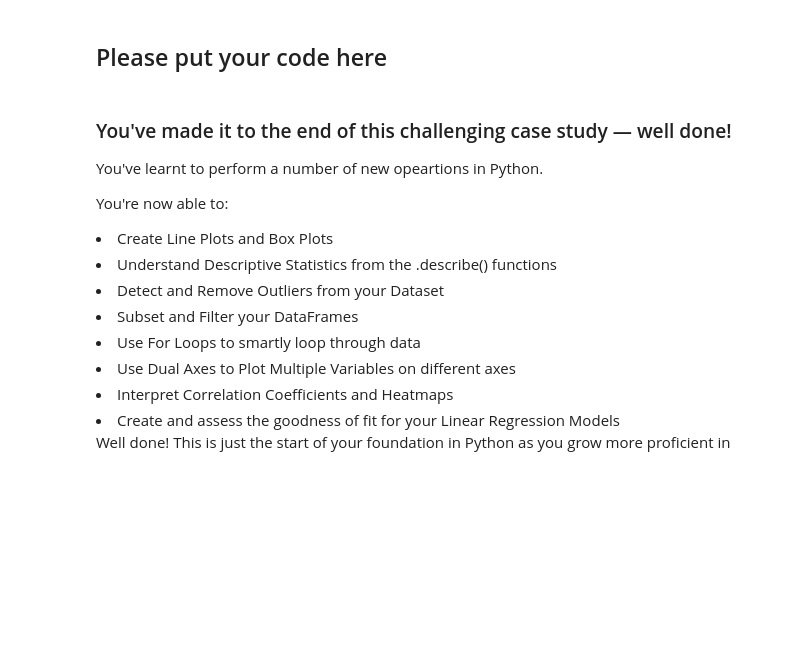
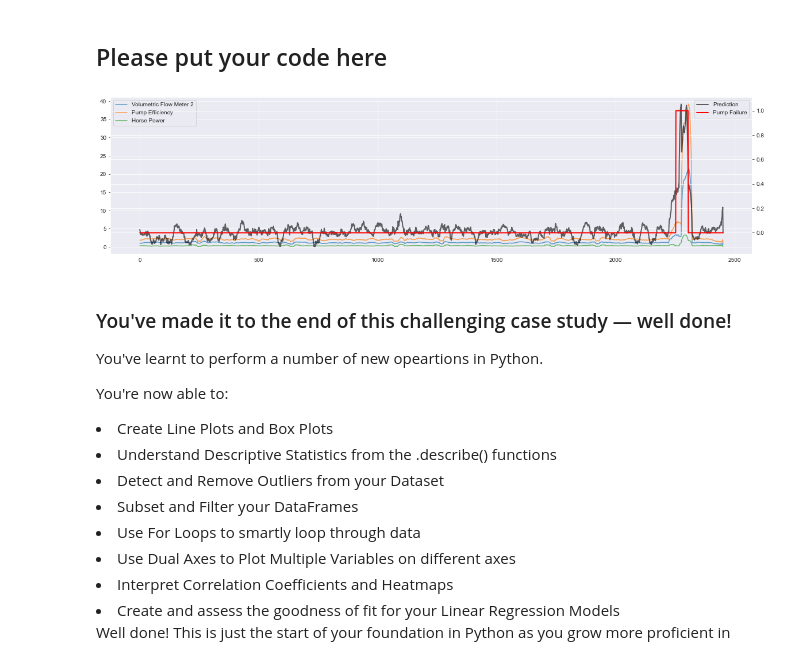
Before and after one commit to ldurango/Southern-Water-Corp-Python-Case-Study-Part-Two, a Jupyter notebook: Southern_Water_Corp_Case_Study_Part_2_Submission.ipynb, the cells around one changed output. Cells and saved outputs as stored; diff of their text form; code cells hidden in the pictures; blank space fills up the shorter version.

```diff
--- a/Southern_Water_Corp_Case_Study_Part_2_Submission.ipynb
+++ b/Southern_Water_Corp_Case_Study_Part_2_Submission.ipynb
@@ -732,15 +732,17 @@ We've included an example below of how your chart might look once you're done!
 ## Please put your code here
 # %%
 dataframe_stdev=pd.read_csv('DF_Rolling_Stdev.csv')
-dataframe_stdev.set_index('TIMEFRAME (DD/MM/YYYY)',inplace=True)
+dataframe_stdev.set_index('TIMEFRAME (DD/MM/YYYY)',inplace=False)
 dataframe_stdev['Prediction']=regression_model_stdev.predict()
 values=['Volumetric Flow Meter 2','Pump Efficiency','Horse Power']
 first_axes=(dataframe_stdev[values]).plot(alpha=0.7)
 second_axes=first_axes.twinx()
 second_axes.plot(dataframe_stdev['Prediction'],color='black',linewidth=2,alpha=0.6,label='Prediction')
 second_axes.plot(dataframe_stdev['PUMP FAILURE (1 or 0)'],color='red',linewidth=2,label='Pump Failure')
 plt.legend()
 plt.show()
+# %% [output]
+[figure, added]
 # %% [markdown]
 <h3> You've made it to the end of this challenging case study — well done! </h3>
 
```
Also changed, not shown: parts of 1 cell of this notebook.
